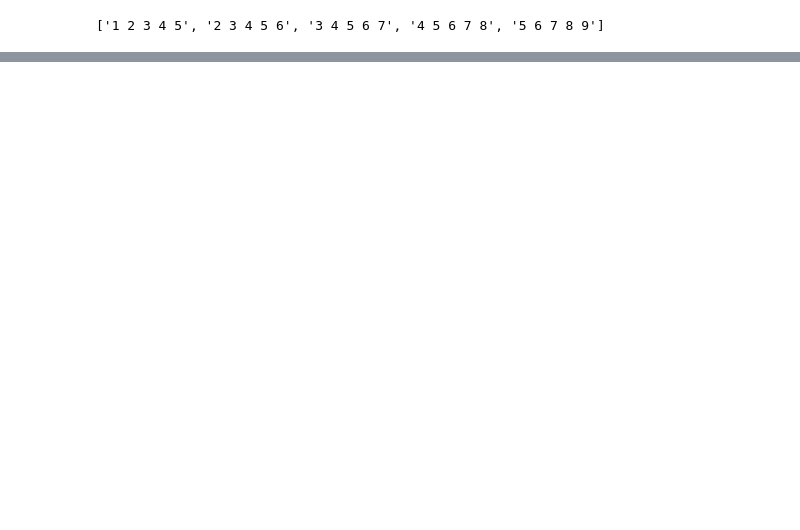
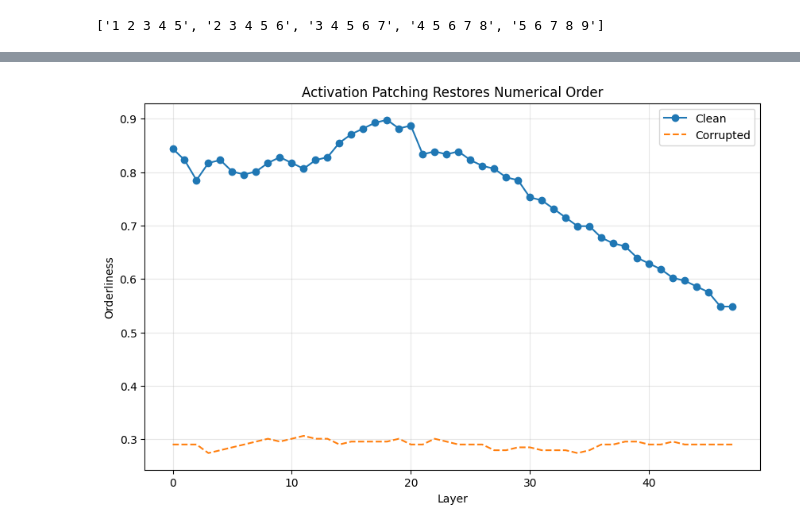
Before and after one commit to Hindolch/ICLR-2026, a Jupyter notebook: exp.ipynb, the cells around one changed output, grey strips where cells are left out. Drawn from its saved outputs; the diff is of its cells as text; code cells hidden in the pictures; blank space fills up the shorter version.

```diff
--- a/exp.ipynb
+++ b/exp.ipynb
@@ -727,0 +1076,19 @@ OutOfMemoryError: CUDA out of memory. Tried to allocate 2.00 MiB. GPU 0 has a to
+# %%
+import matplotlib.pyplot as plt
+import numpy as np
+
+plt.figure(figsize=(10, 6))
+
+plt.plot(baseline_orderness, label="Clean", marker="o")
+plt.plot(corrupted_orderness, label="Corrupted", linestyle="--")
+
+
+plt.xlabel("Layer")
+plt.ylabel("Orderliness")
+plt.title("Activation Patching Restores Numerical Order")
+plt.legend()
+plt.grid(alpha=0.3)
+
+plt.show()
+# %% [output]
+[figure, added]
```
Also changed, not shown: parts of 24 cells of this notebook.
